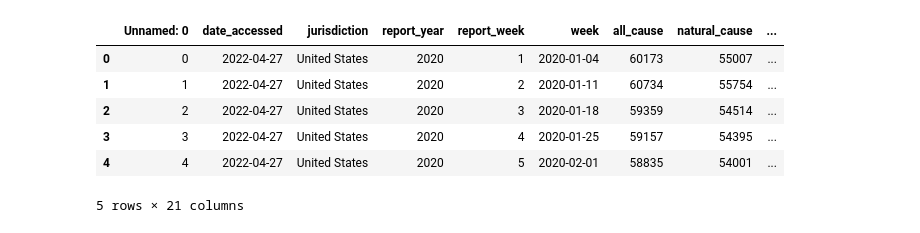
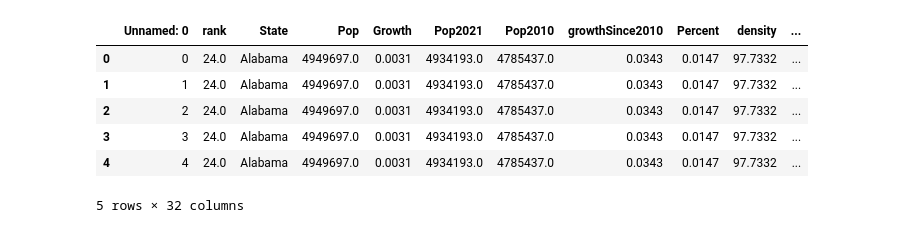
Before and after one commit to lieselurban/alzheimer_research, a Jupyter notebook: alzheimer_research_eda.ipynb, the cells around one changed output. Saved outputs shown, nothing was run; the diff lists cells and outputs as text; code cells hidden in the pictures.

```diff
--- a/alzheimer_research_eda.ipynb
+++ b/alzheimer_research_eda.ipynb
@@ -4,11 +7,15 @@ import matplotlib.pyplot as plt
 # %%
 alz_df = pd.read_csv('mortality_cleaned_data.csv')
-alz_df.head()
+alz_df['alz_per_capita'] = (alz_df['alzheimer'] / alz_df['Pop2021']) * 100000
+
+alz_df['week'] = pd.to_datetime(alz_df['week'])
+alz_df['date_accessed'] = pd.to_datetime(alz_df['date_accessed'])
+alz_df.head(5)
 # %% [output]
-|  | Unnamed: 0 | date_accessed | jurisdiction | report_year | report_week | week | all_cause | natural_cause | ... |
-| 0 | 0 | 2022-04-27 | United States | 2020 | 1 | 2020-01-04 | 60173 | 55007 | ... |
-| 1 | 1 | 2022-04-27 | United States | 2020 | 2 | 2020-01-11 | 60734 | 55754 | ... |
-| 2 | 2 | 2022-04-27 | United States | 2020 | 3 | 2020-01-18 | 59359 | 54514 | ... |
-| 3 | 3 | 2022-04-27 | United States | 2020 | 4 | 2020-01-25 | 59157 | 54395 | ... |
-| 4 | 4 | 2022-04-27 | United States | 2020 | 5 | 2020-02-01 | 58835 | 54001 | ... |
+|  | Unnamed: 0 | rank | State | Pop | Growth | Pop2021 | Pop2010 | growthSince2010 | Percent | density | ... |
+| 0 | 0 | 24.0 | Alabama | 4949697.0 | 0.0031 | 4934193.0 | 4785437.0 | 0.0343 | 0.0147 | 97.7332 | ... |
+| 1 | 1 | 24.0 | Alabama | 4949697.0 | 0.0031 | 4934193.0 | 4785437.0 | 0.0343 | 0.0147 | 97.7332 | ... |
+| 2 | 2 | 24.0 | Alabama | 4949697.0 | 0.0031 | 4934193.0 | 4785437.0 | 0.0343 | 0.0147 | 97.7332 | ... |
+| 3 | 3 | 24.0 | Alabama | 4949697.0 | 0.0031 | 4934193.0 | 4785437.0 | 0.0343 | 0.0147 | 97.7332 | ... |
+| 4 | 4 | 24.0 | Alabama | 4949697.0 | 0.0031 | 4934193.0 | 4785437.0 | 0.0343 | 0.0147 | 97.7332 | ... |
-5 rows × 21 columns
+5 rows × 32 columns
```
Also changed, not shown: parts of 6 cells of this notebook, 2 other files.
